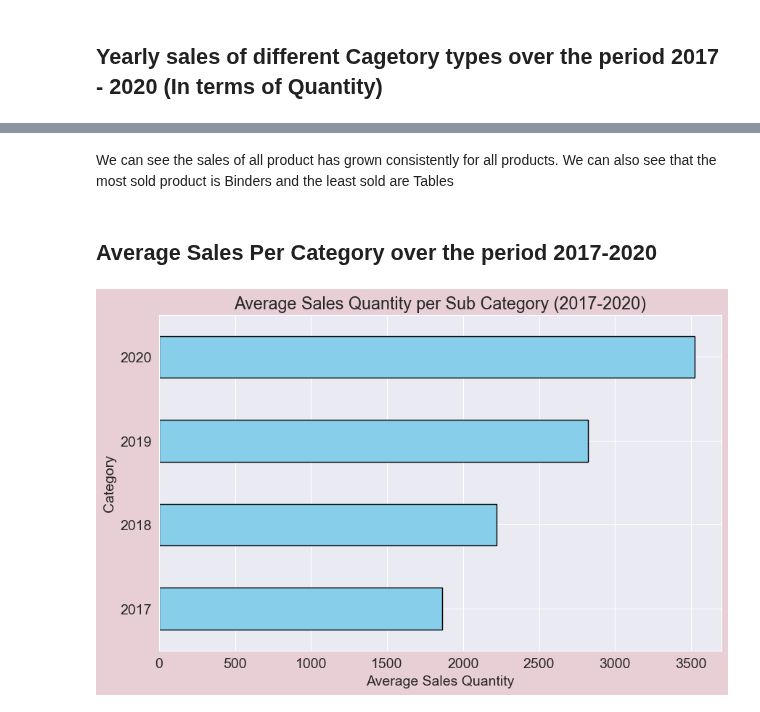
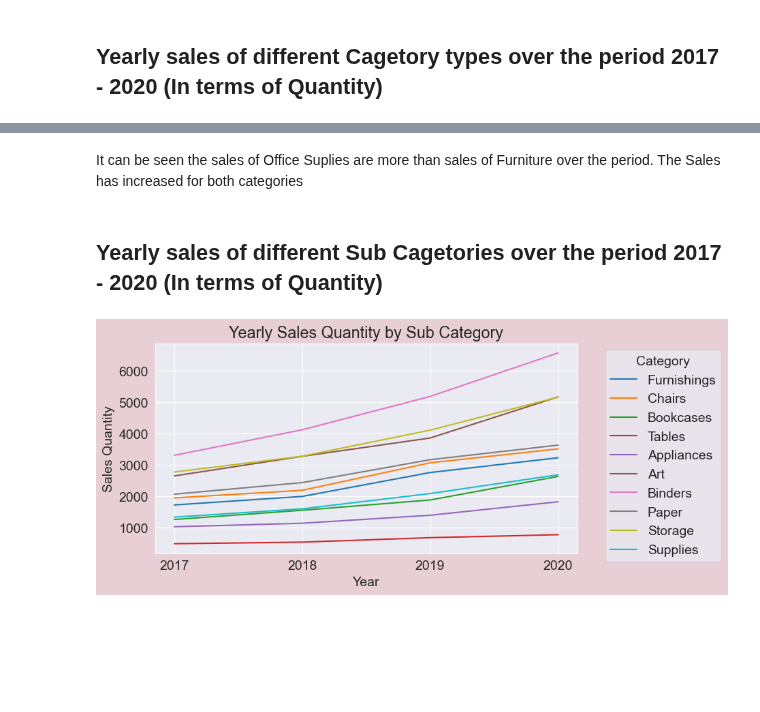
Before and after one commit to SimmiSheetalJain/Uncovering-furniture-sales-insights, a Jupyter notebook: Uncovering-Furniture-Sales-Insights.ipynb, the cells around one changed output, grey strips where cells are left out. Drawn from its saved outputs; the diff is of its cells as text; code cells hidden in the pictures; blank space fills up the shorter version.

```diff
--- a/Uncovering-Furniture-Sales-Insights.ipynb
+++ b/Uncovering-Furniture-Sales-Insights.ipynb
@@ -458,17 +445,15 @@ plt.show()
-# %% [markdown]
-We can see the sales of all product has grown consistently for all products. We can also see that the most sold product is Binders and the least sold are Tables
-# %% [markdown]
-## Average Sales Per Category over the period 2017-2020
-# %%
-# Calculate average sales quantity for each category
-avg_sales_per_category = yearly_sales_qty_sub_cat.mean(axis=1)
-
-# Plotting the average sales quantity
-plt.figure(figsize=(10, 6))
-avg_sales_per_category.plot(kind='barh', color='skyblue', edgecolor='black')
-plt.title('Average Sales Quantity per Sub Category (2017-2020)')
-plt.xlabel('Average Sales Quantity')
-plt.ylabel('Category')
-plt.show()
-# %% [output]
-[figure, removed]
+# %% [markdown]
+It can be seen the sales of Office Suplies are more than sales of Furniture over the period. The Sales has increased for both categories
+# %% [markdown]
+##  Yearly sales of different Sub Cagetories over the period 2017 - 2020 (In terms of Quantity)
+# %%
+# Plotting the data
+yearly_sales_qty_sub_cat.plot(kind='line', figsize=(8, 4))
+plt.title('Yearly Sales Quantity by Sub Category')
+plt.xlabel('Year')
+plt.ylabel('Sales Quantity')
+plt.xticks(yearly_sales_qty.index, rotation=0)
+plt.legend(title='Category', bbox_to_anchor=(1.05, 1), loc='upper left')
+plt.show()
+# %% [output]
+[figure, added]
```
Also changed, not shown: parts of 42 cells of this notebook.
